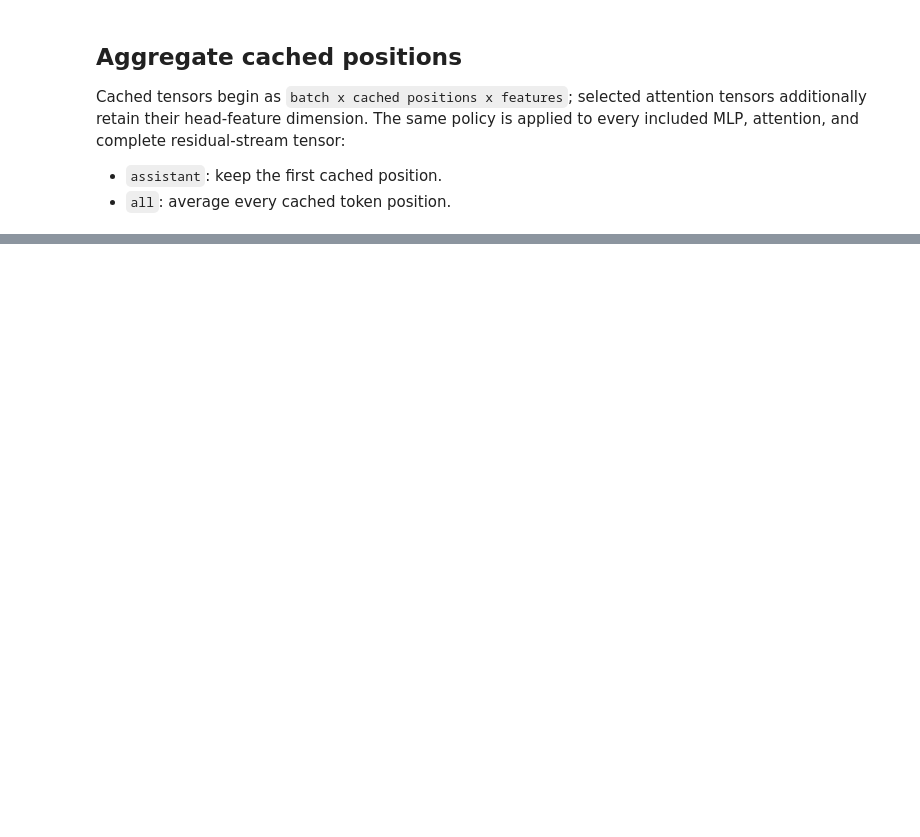
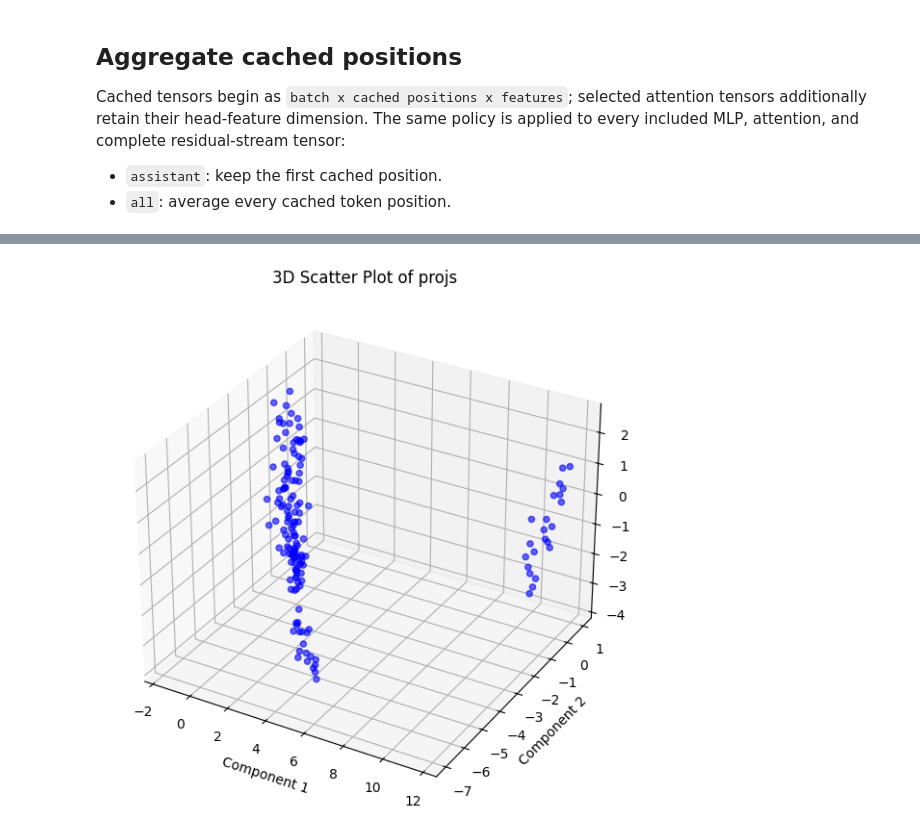
Before and after one commit to justinshenk/temporal-manifolds, a Jupyter notebook: notebooks/download_filtered_activations.ipynb, the cells around one changed output, grey strips where cells are left out. Saved outputs shown, nothing was run; the diff lists cells and outputs as text; code cells hidden in the pictures; blank space fills up the shorter version.

```diff
--- a/notebooks/download_filtered_activations.ipynb
+++ b/notebooks/download_filtered_activations.ipynb
@@ -131,0 +198,30 @@ print("Included residual streams:", aggregated_by_file[0]["included_residual_str
+# %%
+A = torch.stack(coll).to(torch.float)
+# %%
+U,S,V = torch.pca_lowrank(A)
+# %%
+dirs = V[:, :3]
+# %%
+projs = A @ dirs
+# %%
+import matplotlib.pyplot as plt
+from mpl_toolkits.mplot3d import Axes3D
+
+# Prepare data for plotting
+# Converting to numpy and ensuring it's on CPU if it's a torch tensor
+projs_np = projs.detach().cpu().numpy()
+
+fig = plt.figure(figsize=(10, 7))
+ax = fig.add_subplot(111, projection='3d')
+
+# Scatter plot using the 3 columns as x, y, z
+ax.scatter(projs_np[:, 0], projs_np[:, 1], projs_np[:, 2], c='blue', marker='o', alpha=0.6)
+
+ax.set_xlabel('Component 1')
+ax.set_ylabel('Component 2')
+ax.set_zlabel('Component 3')
+ax.set_title('3D Scatter Plot of projs')
+
+plt.show()
+# %% [output]
+[figure, added]
```
Also changed, not shown: parts of 8 cells of this notebook.
